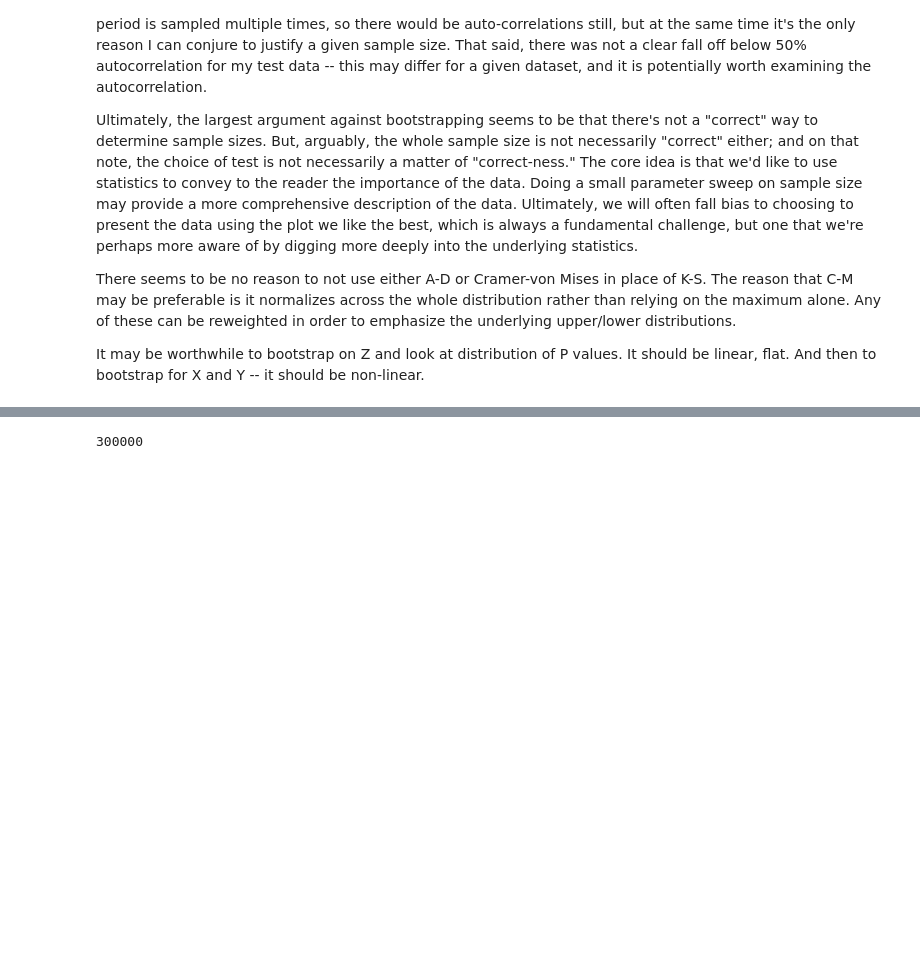
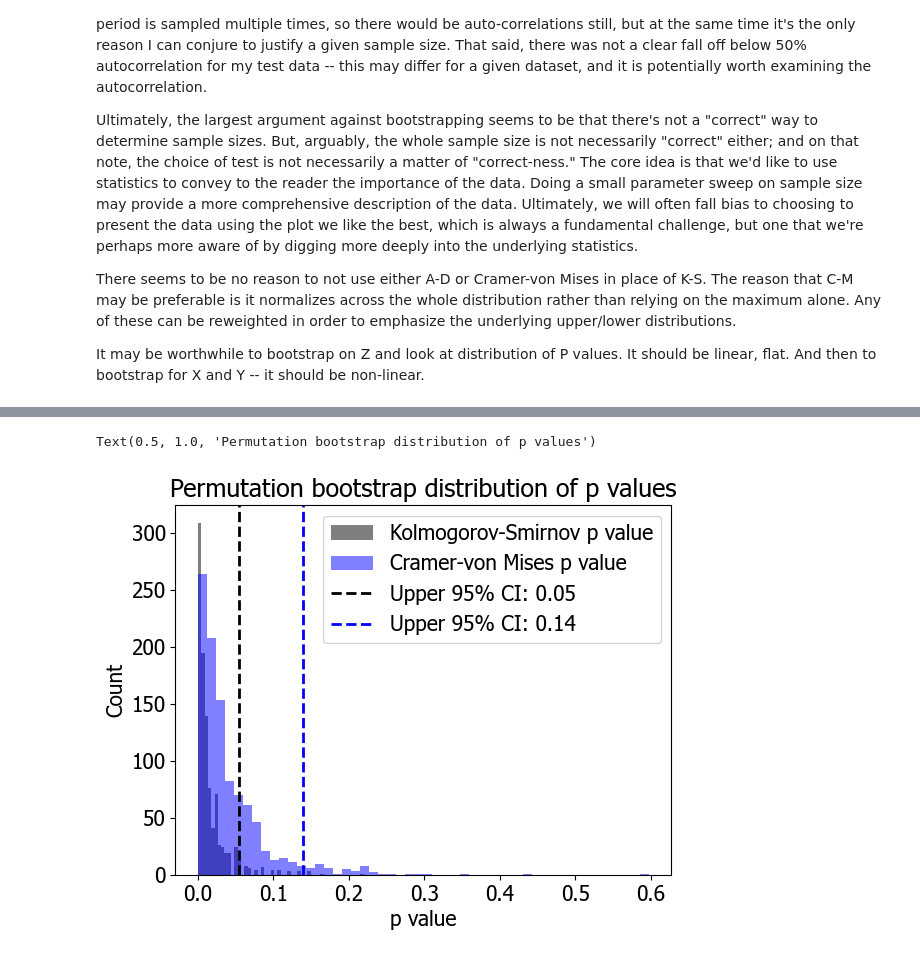
Before and after one commit to SageMay/datascience_scripts, a Jupyter notebook: statistics/comparingDistributions.ipynb, the cells around one changed output, grey strips where cells are left out. Cells and saved outputs as stored; diff of their text form; code cells hidden in the pictures; blank space fills up the shorter version.

```diff
--- a/statistics/comparingDistributions.ipynb
+++ b/statistics/comparingDistributions.ipynb
@@ -173,9 +193,0 @@ Text(0.5, 1.0, 'Permutation bootstrap distribution of p values')
-# %%
-x = combined_data['WT']
-y = combined_data['P210S']
-rng = random_state=np.random.default_rng()
-len(x)
-#res = ss.bootstrap((x, y), ks_pval, n_resamples=100, batch=100, paired=True, random_state=np.random.default_rng())
-#print(res.confidence_interval)
-# %% [output]
-300000
@@ -185,0 +194,23 @@ def autocorr(x):
+# %%
+# Create histograms of p values; usually I observe that the CVM values are rightward shifted, indicating that more often the test does not
+# reject the null hypothesis (that the x and y samples are drawn from the same underlying distribution).
+# In my opinion, this is a positive of the CVM test since it equally weights differences that appear along the entire CDF, not only the maximal difference.
+
+plt.hist(np.round(df.ks_pvals, 6), bins = num_bins, alpha=.5, color = 'black', label = 'Kolmogorov-Smirnov p value') # round the pvalues to 5 sig figures
+plt.hist(np.round(df.cvm_pvals, 6), bins = num_bins, alpha=.5, color = 'blue', label = 'Cramer-von Mises p value')
+
+# Establish confidence intervals for the data -- if the two distributions are the same then the p-value distribution should be flat, where 5% of the time the pvalue randomly is <.05
+confidence_level = 0.95
+upper_bound_quantile = ss.scoreatpercentile(df.ks_pvals, confidence_level * 100)
+plt.axvline(upper_bound_quantile, color='black', linestyle='--', linewidth=2, label=f'Upper 95% CI: {upper_bound_quantile:.2f}')
+
+upper_bound_quantile = ss.scoreatpercentile(df.cvm_pvals, confidence_level * 100)
+plt.axvline(upper_bound_quantile, color='blue', linestyle='--', linewidth=2, label=f'Upper 95% CI: {upper_bound_quantile:.2f}')
+
+plt.legend()
+plt.xlabel('p value')
+plt.ylabel('Count')
+plt.title('Permutation bootstrap distribution of p values')
+# %% [output]
+Text(0.5, 1.0, 'Permutation bootstrap distribution of p values')
+[figure, added]
```
Also changed, not shown: parts of 15 cells of this notebook.
